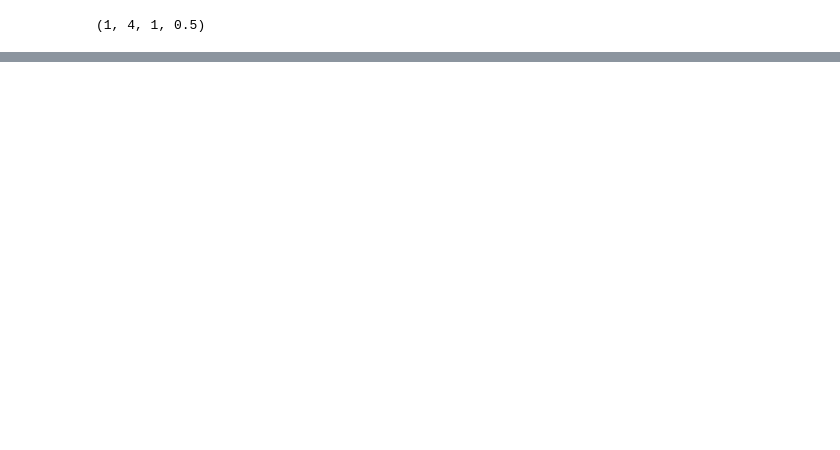
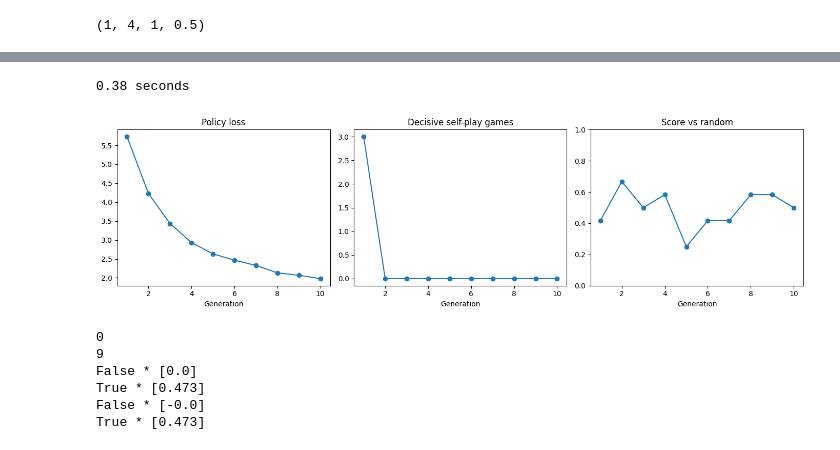
Before and after one commit to mohamedelagamy-tech/chess-rl, a Jupyter notebook: notebooks/foundations.ipynb, the cells around one changed output, grey strips where cells are left out. Cells and saved outputs as stored; diff of their text form; code cells hidden in the pictures; blank space fills up the shorter version.

```diff
--- a/notebooks/foundations.ipynb
+++ b/notebooks/foundations.ipynb
@@ -552,0 +630,32 @@ saveGame(board, "../games/gen_000_vs_random.pgn", white="Gen 0 + MCTS", black="R
+# %%
+import time
+
+start=time.time()
+search(chess.Board(),net,numSimulations=50)
+print(round(time.time()-start,2),"seconds")
+# %% [output]
+0.38 seconds
+# %%
+import pandas as pd
+import matplotlib.pyplot as plt
+
+df=pd.read_csv("../logs/run1_metrics.csv")
+fig,axes=plt.subplots(1, 3, figsize=(14, 4))
+
+axes[0].plot(df["generation"], df["policyLoss"], marker="o")
+axes[0].set_title("Policy loss")
+
+axes[1].plot(df["generation"], df["decisiveGames"], marker="o")
+axes[1].set_title("Decisive self-play games")
+
+axes[2].plot(df["generation"], df["evalScore"], marker="o")
+axes[2].set_title("Score vs random")
+axes[2].set_ylim(0, 1)
+
+for ax in axes:
+    ax.set_xlabel("Generation")
+plt.tight_layout()
+plt.savefig("../docs/run1_curves.png", dpi=200)
+plt.show()
+# %% [output]
+[figure, added]
@@ -552,0 +673,18 @@ saveGame(board, "../games/gen_000_vs_random.pgn", white="Gen 0 + MCTS", black="R
+# %%
+print(materialBalance(chess.Board()))
+b = chess.Board()
+b.remove_piece_at(chess.D8)
+print(materialBalance(b))
+
+for fen in ["4k3/8/8/8/8/8/8/3QK3 w - - 0 1", "3qk3/8/8/8/8/8/8/4K3 b - - 0 1"]:
+    for adj in (False, True):
+        examples, result = selfPlayGame(net, numSimulations=10, temperatureMoves=0,
+                                        maxMoves=1, startFen=fen, adjudicate=adj)
+        print(adj, result, [round(z, 3) for _, _, z in examples])
+# %% [output]
+0
+9
+False * [0.0]
+True * [0.473]
+False * [-0.0]
+True * [0.473]
```
Also changed, not shown: parts of 31 cells of this notebook, 58 other files.
